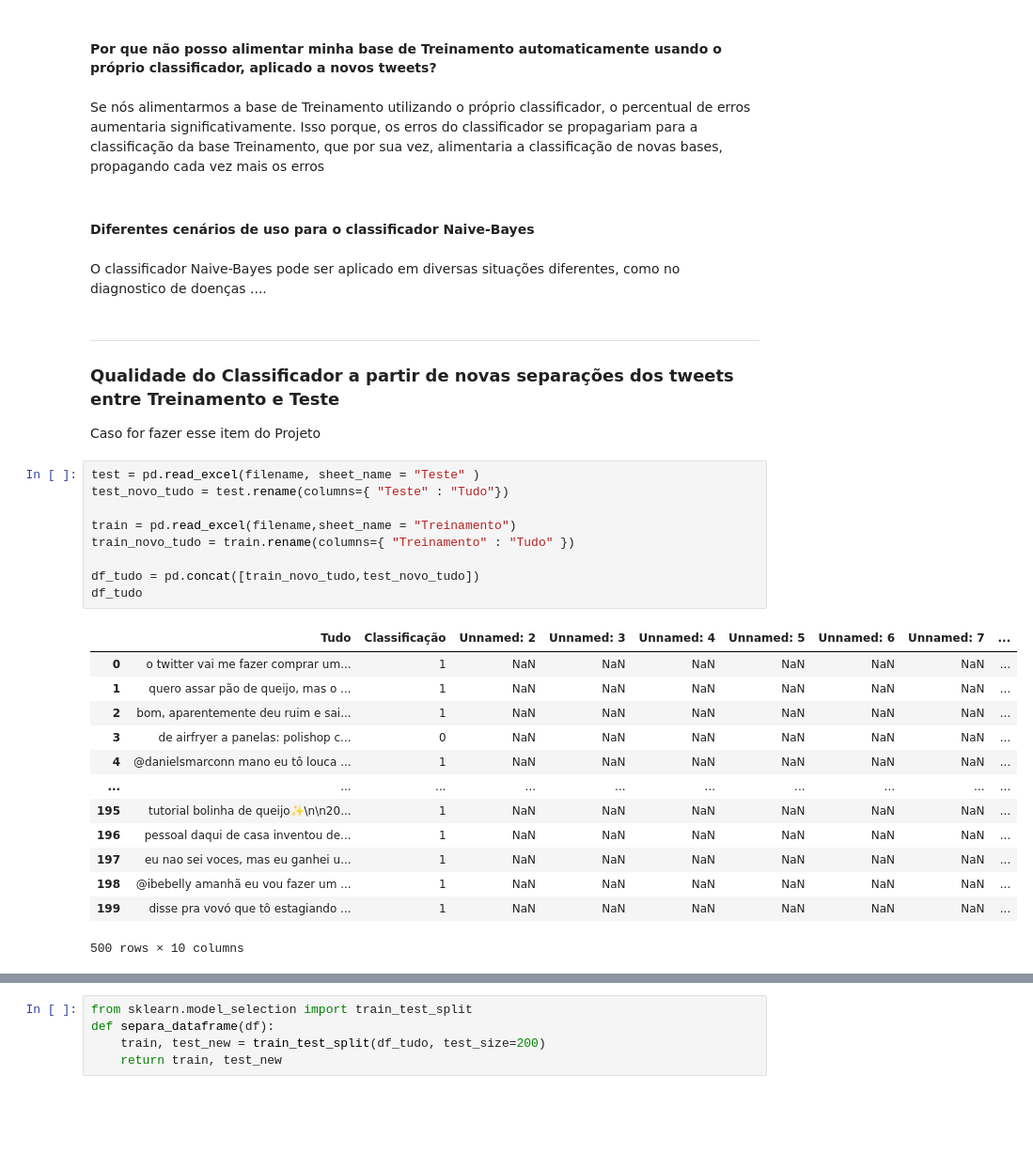
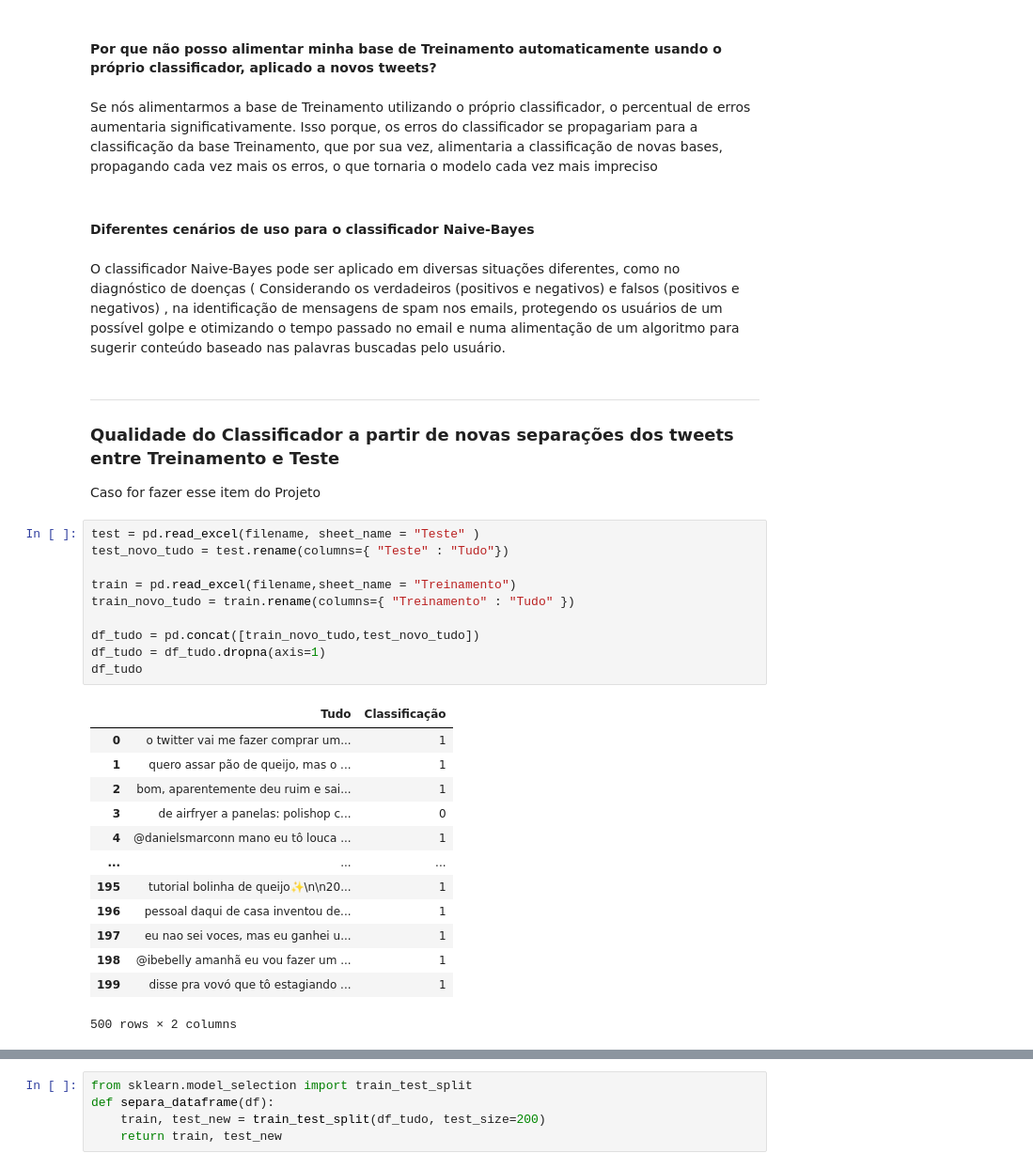
Before and after one commit to LinkolnR/Proj1Cdados, a Jupyter notebook: Projeto1_Layout_Classificador.ipynb, the cells around one changed output, grey strips where cells are left out. Shown at 94% size. Cells and saved outputs as stored; diff of their text form; blank space fills up the shorter version.

```diff
--- a/Projeto1_Layout_Classificador.ipynb
+++ b/Projeto1_Layout_Classificador.ipynb
@@ -338,11 +413,11 @@ O projeto deve continuar sendo financiado, porque a partir dele, é possível en
 # %% [markdown]
 #### Por que não posso alimentar minha base de Treinamento automaticamente usando o próprio classificador, aplicado a novos tweets?
 # %% [markdown]
-Se nós alimentarmos a base de Treinamento utilizando o próprio classificador, o percentual de erros aumentaria significativamente. Isso porque, os erros do classificador se propagariam para a classificação da base Treinamento, que por sua vez, alimentaria a classificação de novas bases, propagando cada vez mais os erros
+Se nós alimentarmos a base de Treinamento utilizando o próprio classificador, o percentual de erros aumentaria significativamente. Isso porque, os erros do classificador se propagariam para a classificação da base Treinamento, que por sua vez, alimentaria a classificação de novas bases, propagando cada vez mais os erros, o que tornaria o modelo cada vez mais impreciso
 # %% [markdown]
 #### Diferentes cenários de uso para o classificador Naive-Bayes
-# %% [markdown]
-O classificador Naive-Bayes pode ser aplicado em diversas situações diferentes, como no diagnostico de doenças ....
+# %% [markdown]
+O classificador Naive-Bayes pode ser aplicado em diversas situações diferentes, como no diagnóstico de doenças ( Considerando os verdadeiros (positivos e negativos) e falsos (positivos e negativos) , na identificação de mensagens de spam nos emails, protegendo os usuários de um possível golpe e otimizando o tempo passado no email e  numa alimentação de um algoritmo para sugerir conteúdo baseado nas palavras buscadas pelo usuário.
 # %% [markdown]
 ___
 ### Qualidade do Classificador a partir de novas separações dos tweets entre Treinamento e Teste
@@ -351,26 +426,27 @@ Caso for fazer esse item do Projeto
 # %%
 test = pd.read_excel(filename, sheet_name = "Teste" )
 test_novo_tudo = test.rename(columns={ "Teste" : "Tudo"})
 
 train = pd.read_excel(filename,sheet_name = "Treinamento")
 train_novo_tudo = train.rename(columns={ "Treinamento" : "Tudo" })
 
 df_tudo = pd.concat([train_novo_tudo,test_novo_tudo])
+df_tudo = df_tudo.dropna(axis=1)
 df_tudo
 # %% [output]
-|  | Tudo | Classificação | Unnamed: 2 | Unnamed: 3 | Unnamed: 4 | Unnamed: 5 | Unnamed: 6 | Unnamed: 7 | ... |
-| 0 | o twitter vai me fazer comprar um... | 1 | NaN | NaN | NaN | NaN | NaN | NaN | ... |
-| 1 | quero assar pão de queijo, mas o ... | 1 | NaN | NaN | NaN | NaN | NaN | NaN | ... |
-| 2 | bom, aparentemente deu ruim e sai... | 1 | NaN | NaN | NaN | NaN | NaN | NaN | ... |
-| 3 | de airfryer a panelas: polishop c... | 0 | NaN | NaN | NaN | NaN | NaN | NaN | ... |
-| 4 | @danielsmarconn mano eu tô louca ... | 1 | NaN | NaN | NaN | NaN | NaN | NaN | ... |
-| ... | ... | ... | ... | ... | ... | ... | ... | ... | ... |
-| 195 | tutorial bolinha de queijo✨\n\n20... | 1 | NaN | NaN | NaN | NaN | NaN | NaN | ... |
-| 196 | pessoal daqui de casa inventou de... | 1 | NaN | NaN | NaN | NaN | NaN | NaN | ... |
-| 197 | eu nao sei voces, mas eu ganhei u... | 1 | NaN | NaN | NaN | NaN | NaN | NaN | ... |
-| 198 | @ibebelly amanhã eu vou fazer um ... | 1 | NaN | NaN | NaN | NaN | NaN | NaN | ... |
-| 199 | disse pra vovó que tô estagiando ... | 1 | NaN | NaN | NaN | NaN | NaN | NaN | ... |
+|  | Tudo | Classificação |
+| 0 | o twitter vai me fazer comprar um... | 1 |
+| 1 | quero assar pão de queijo, mas o ... | 1 |
+| 2 | bom, aparentemente deu ruim e sai... | 1 |
+| 3 | de airfryer a panelas: polishop c... | 0 |
+| 4 | @danielsmarconn mano eu tô louca ... | 1 |
+| ... | ... | ... |
+| 195 | tutorial bolinha de queijo✨\n\n20... | 1 |
+| 196 | pessoal daqui de casa inventou de... | 1 |
+| 197 | eu nao sei voces, mas eu ganhei u... | 1 |
+| 198 | @ibebelly amanhã eu vou fazer um ... | 1 |
+| 199 | disse pra vovó que tô estagiando ... | 1 |
-500 rows × 10 columns
+500 rows × 2 columns
 # %%
 lista = []
 
```
Also changed, not shown: parts of 18 cells of this notebook.
